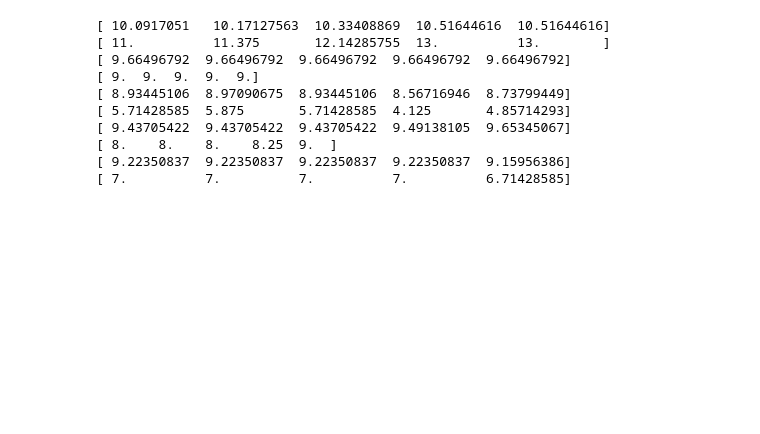
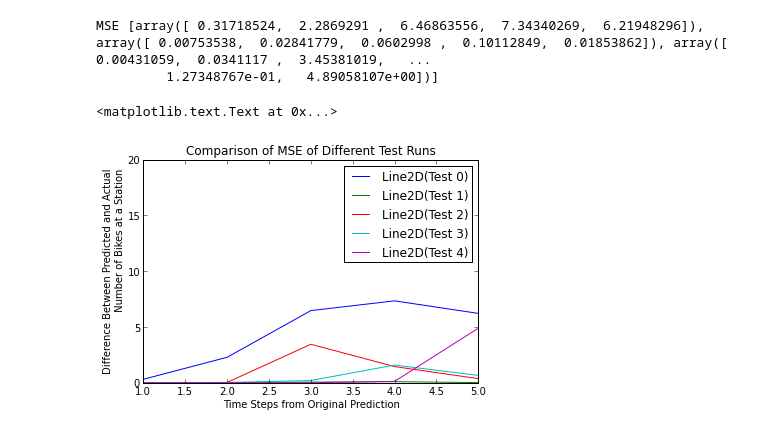
Before and after one commit to dssg/bikeshare, a Jupyter notebook: ipython_explore/Model Validation.ipynb, the cells around one changed output. Saved outputs shown, nothing was run; the diff lists cells and outputs as text; code cells hidden in the pictures; blank space fills up the shorter version.

```diff
--- a/ipython_explore/Model Validation.ipynb
+++ b/ipython_explore/Model Validation.ipynb
@@ -156,53 +155,87 @@ train_shift = 100
 
 # n_slots is the number of slots available for bikes at the station we are modeling
 n_slots = 15
 
 # n_forecast is the number of predictions to make past the last time point that is included in training data
 n_forecast = 5
 
 # n_iter is the number of validation models to fit
-#fix n_iter for now, later use min_points, train_shift and size of data frame to calculate
+# fix n_iter for now, later use min_points, train_shift and size of data frame to calculate
 n_iter = 5
+# n_iter = np.floor((len(y) - min_points - n_forecast) / train_shift) + 1
+# This is what n_iter will be when we want to use the full dataset
 
 # y_train is the outcome variable for the model
-# because the model being fit is Binomail, y_train is an nX2 array of [number of bikes available, number of slots available]
+# because the model being fit is Binomial, y_train is an n by 2 array of [number of bikes available, number of slots available]
 y_train = bikes_slots_available
 # x_train is the array of predictor variables for the model
 x_train = logodds_lag1
 
+# set up empty MSE list to hold MSE
+MSE = []
+plots = []
+
 for i in range(n_iter):
     glm_binom = sm.GLM(y_train[0: (min_points + i*train_shift)], x_train[0: (min_points + i*train_shift)], family=sm.families.Binomial())
 
-    res = glm_binom.fit()
+    results = glm_binom.fit()
 
-    pred_log_odds = []
+    p_hat = []
 
     predictor = x_train[(min_points + i*train_shift)]
-    predicted = res.predict(predictor)
-    pred_log_odds.append(predicted)
+
+    Y_hat = results.predict(predictor)
+
+    p_hat.append(Y_hat)
 
     for n in range(1, n_forecast):
-        next_predicted = res.predict(predicted)
+        # the input for .predict requires a constant, so use sm.add_constant
+        # the caveat is that add_constant does not work with a one-dimensional array, so first make an array of Y_hat and .5 so that add_constant will work
+        # since we only really care about Y_hat, not .5, only predict on the first row of the array
+        predicted = results.predict(sm.add_constant(np.asarray([log(Y_hat/(1-Y_hat)), .5]), prepend=False)[0])
 
-        pred_log_odds.append(predicted)
+        # [Yhat, x_train[(min_points + i*train_shift),p:] ]
+        # add predicted value to the array of previous predicted values
+        p_hat.append(predicted)
 
-        predicted = next_predicted
+        # update Y_hat to be predicted value from previous step
+        Y_hat = predicted
+
 
     #convert y_pred scale to number of bikes
-    pred_bikes_available = n_slots*(e**pred_log_odds/(1+ e**pred_log_odds))
-    print "Predicted number of bikes, " + i
-    print pred_bikes_available
+    pred_bikes_available = [n_slots*x for x in p_hat]
 
-    #print "Error between prediction and actual, " + i
+    # Error between prediction and actual
+    this_test_MSE = (pred_bikes_available - y_train[(min_points + i*train_shift):(min_points + i*train_shift) + n_forecast,0])**2
+    MSE.append(this_test_MSE)
+
+    #figure(i)
+    p, = plt.plot(np.asarray(range(1,len(MSE[i])+1)),MSE[i],label = "Test " + str(i))
+    #legend([p], ["line " + str(i)])
+    plots.append(p,)
+
+
     #print bikes_available[(min_points + i*train_shift) : (min_points + i*train_shift + n_forecast)]
+
+print "MSE " + str(MSE)
+
+for j in range(len(plots)):
+    plots[j]
+legend(plots)
+plt.axis([1, n_forecast, 0, 20])
+plt.title(r'Comparison of MSE of Different Test Runs')
+plt.xlabel('Time Steps from Original Prediction')
+plt.ylabel('Difference Between Predicted and Actual \n Number of Bikes at a Station')
+
+
+#for t in range(n_forecast):
+#    print "p%d = %s" % (t + 1, repr(MSE[t])), #= plot(x, MSE[t])
+
+#print len(x)
+#print MSE[0].shape
+#p1, = plot(x, MSE[0])
 # %% [output]
-[ 10.0917051   10.17127563  10.33408869  10.51644616  10.51644616]
-[ 11.          11.375       12.14285755  13.          13.        ]
-[ 9.66496792  9.66496792  9.66496792  9.66496792  9.66496792]
-[ 9.  9.  9.  9.  9.]
-[ 8.93445106  8.97090675  8.93445106  8.56716946  8.73799449]
-[ 5.71428585  5.875       5.71428585  4.125       4.85714293]
-[ 9.43705422  9.43705422  9.43705422  9.49138105  9.65345067]
-[ 8.    8.    8.    8.25  9.  ]
-[ 9.22350837  9.22350837  9.22350837  9.22350837  9.15956386]
-[ 7.          7.          7.          7.          6.71428585]
+MSE [array([ 0.31718524,  2.2869291 ,  6.46863556,  7.34340269,  6.21948296]), array([ 0.00753538,  0.02841779,  0.0602998 ,  0.10112849,  0.01853862]), array([ 0.00431059,  0.0341117 ,  3.45381019,   ...
+         1.27348767e-01,   4.89058107e+00])]
+<matplotlib.text.Text at 0x...>
+[figure, added]
```
Also changed, not shown: parts of 6 cells of this notebook, 2 other files.
